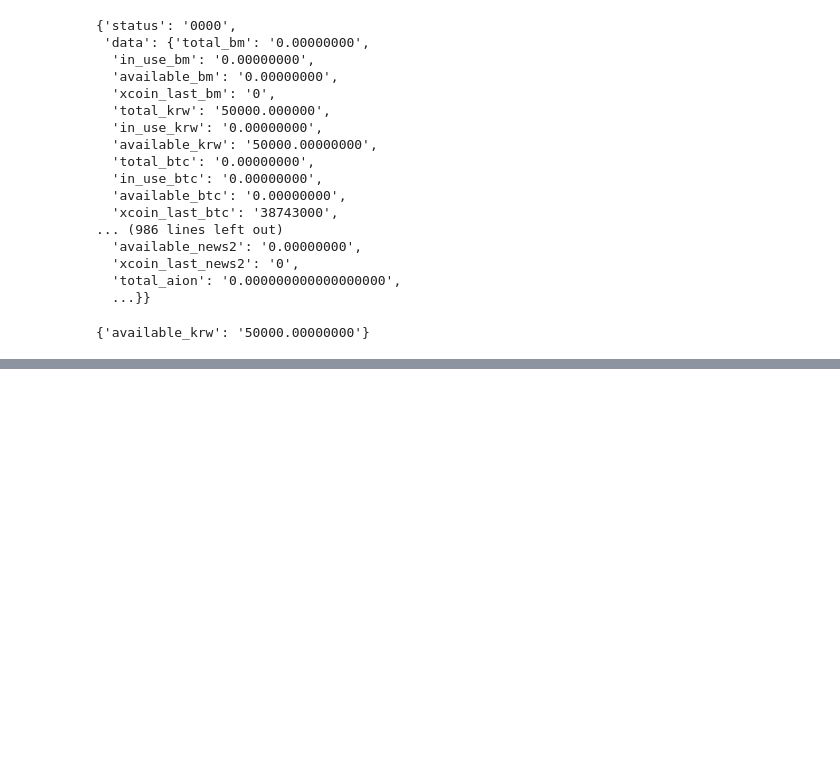
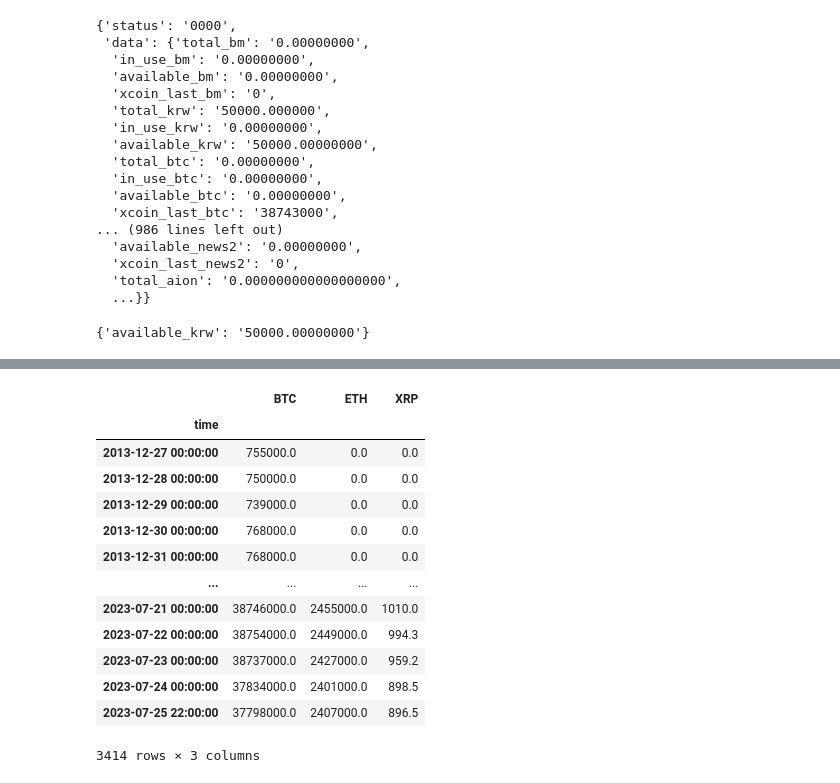
Before and after one commit to Shinsieon/Algorithm-Trading, a Jupyter notebook: Untitled.ipynb, the cells around one changed output, grey strips where cells are left out. Cells and saved outputs as stored; diff of their text form; code cells hidden in the pictures; blank space fills up the shorter version.

```diff
--- a/Untitled.ipynb
+++ b/Untitled.ipynb
@@ -200,0 +237,17 @@ something()
+# %%
+df2.fillna(0)
+# %% [output]
+|  | BTC | ETH | XRP |
+| time |  |  |  |
+| 2013-12-27 00:00:00 | 755000.0 | 0.0 | 0.0 |
+| 2013-12-28 00:00:00 | 750000.0 | 0.0 | 0.0 |
+| 2013-12-29 00:00:00 | 739000.0 | 0.0 | 0.0 |
+| 2013-12-30 00:00:00 | 768000.0 | 0.0 | 0.0 |
+| 2013-12-31 00:00:00 | 768000.0 | 0.0 | 0.0 |
+| ... | ... | ... | ... |
+| 2023-07-21 00:00:00 | 38746000.0 | 2455000.0 | 1010.0 |
+| 2023-07-22 00:00:00 | 38754000.0 | 2449000.0 | 994.3 |
+| 2023-07-23 00:00:00 | 38737000.0 | 2427000.0 | 959.2 |
+| 2023-07-24 00:00:00 | 37834000.0 | 2401000.0 | 898.5 |
+| 2023-07-25 22:00:00 | 37798000.0 | 2407000.0 | 896.5 |
+3414 rows × 3 columns
```
Also changed, not shown: parts of 8 cells of this notebook, 2 other files.
